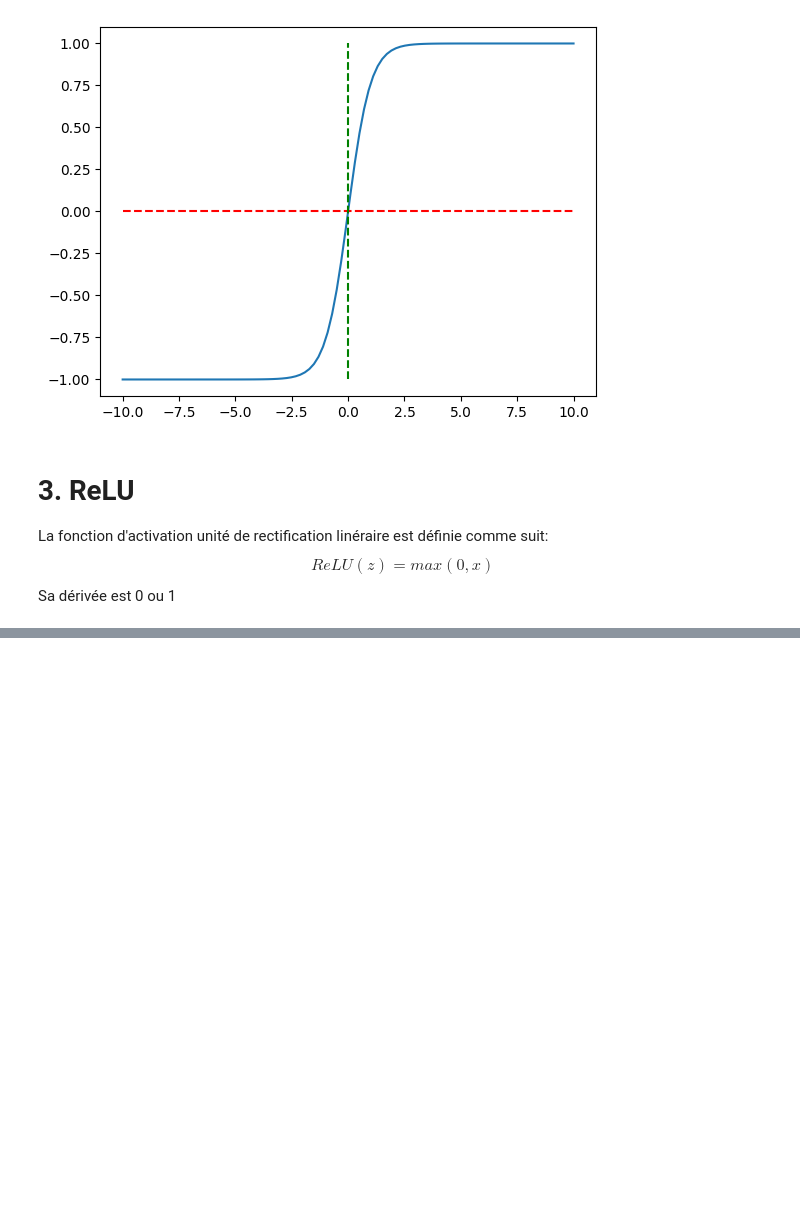
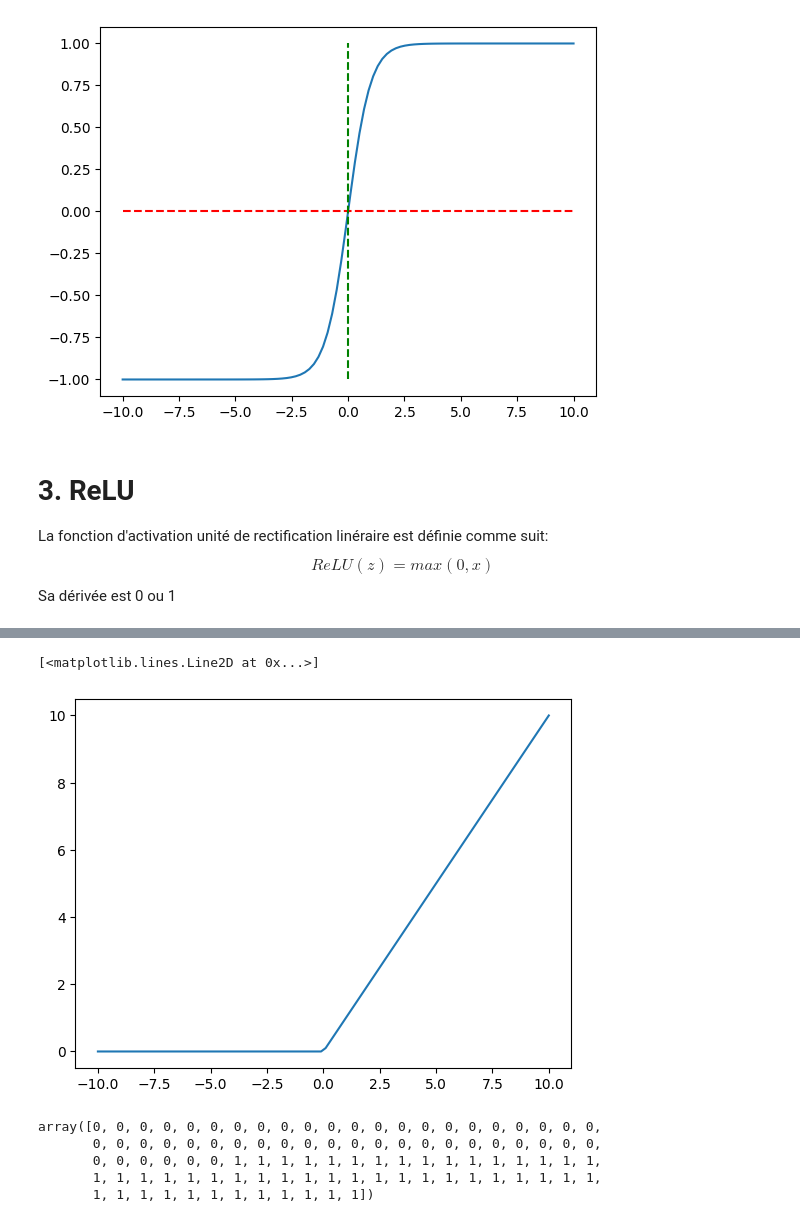
Before and after one commit to abdourahmanekamara/datascience-portofolio, a Jupyter notebook: activation-functions.ipynb, the cells around one changed output, grey strips where cells are left out. Drawn from its saved outputs; the diff is of its cells as text; code cells hidden in the pictures; blank space fills up the shorter version.

```diff
--- a/activation-functions.ipynb
+++ b/activation-functions.ipynb
@@ -251,0 +252,4 @@ class ReLU:
+# %%
+z = np.linspace(-10,10,100)
+r = ReLU()
+r.predict(z)
@@ -251,0 +277,13 @@ class ReLU:
+# %%
+plt.plot(z,r.out)
+# %% [output]
+[<matplotlib.lines.Line2D at 0x...>]
+[figure, added]
+# %%
+r.derivative
+# %% [output]
+array([0, 0, 0, 0, 0, 0, 0, 0, 0, 0, 0, 0, 0, 0, 0, 0, 0, 0, 0, 0, 0, 0,
+       0, 0, 0, 0, 0, 0, 0, 0, 0, 0, 0, 0, 0, 0, 0, 0, 0, 0, 0, 0, 0, 0,
+       0, 0, 0, 0, 0, 0, 1, 1, 1, 1, 1, 1, 1, 1, 1, 1, 1, 1, 1, 1, 1, 1,
+       1, 1, 1, 1, 1, 1, 1, 1, 1, 1, 1, 1, 1, 1, 1, 1, 1, 1, 1, 1, 1, 1,
+       1, 1, 1, 1, 1, 1, 1, 1, 1, 1, 1, 1])
```
Also changed, not shown: parts of 14 cells of this notebook.
